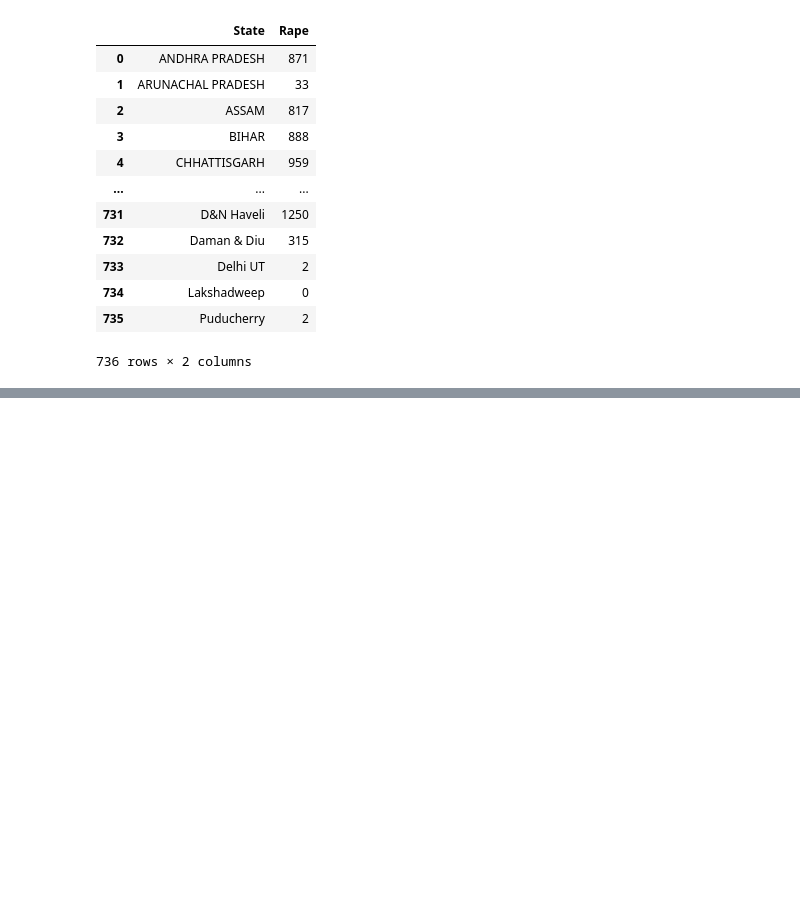
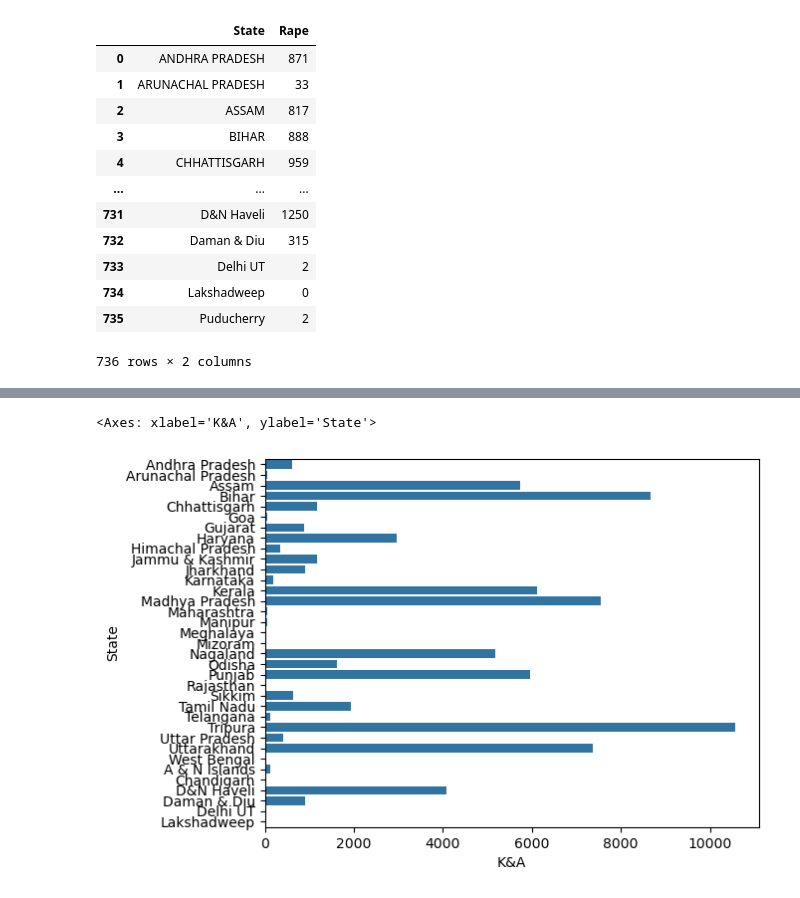
Before and after one commit to MimoHasPurpose/Exploration, a Jupyter notebook: seaborn/research/rape.ipynb, the cells around one changed output, grey strips where cells are left out. Drawn from its saved outputs; the diff is of its cells as text; code cells hidden in the pictures; blank space fills up the shorter version.

```diff
--- a/seaborn/research/rape.ipynb
+++ b/seaborn/research/rape.ipynb
@@ -64,3 +79,8 @@ data.tail(10)
 | 733 | 733 | Delhi UT | 2021 | 2 | 1 | 0 | 5 | 1 | 9 | 0 |
 | 734 | 734 | Lakshadweep | 2021 | 0 | 0 | 0 | 1 | 1 | 3 | 0 |
 | 735 | 735 | Puducherry | 2021 | 2 | 0 | 2 | 31 | 3 | 12 | 0 |
+# %%
+# kidnap and assault
+# data is from 700 to 735
+#state k& a
+datatrim=data.iloc[700:735,[True,True,False,False,True,False,False,False,False,False]]
@@ -66,0 +96,6 @@ data.tail(10)
+# %%
+# Rape cases of year 2001
+sns.barplot(datatrim, x="K&A", y="State",  legend=False)
+# %% [output]
+<Axes: xlabel='K&A', ylabel='State'>
+[figure, added]
```
Also changed, not shown: parts of 3 cells of this notebook.
